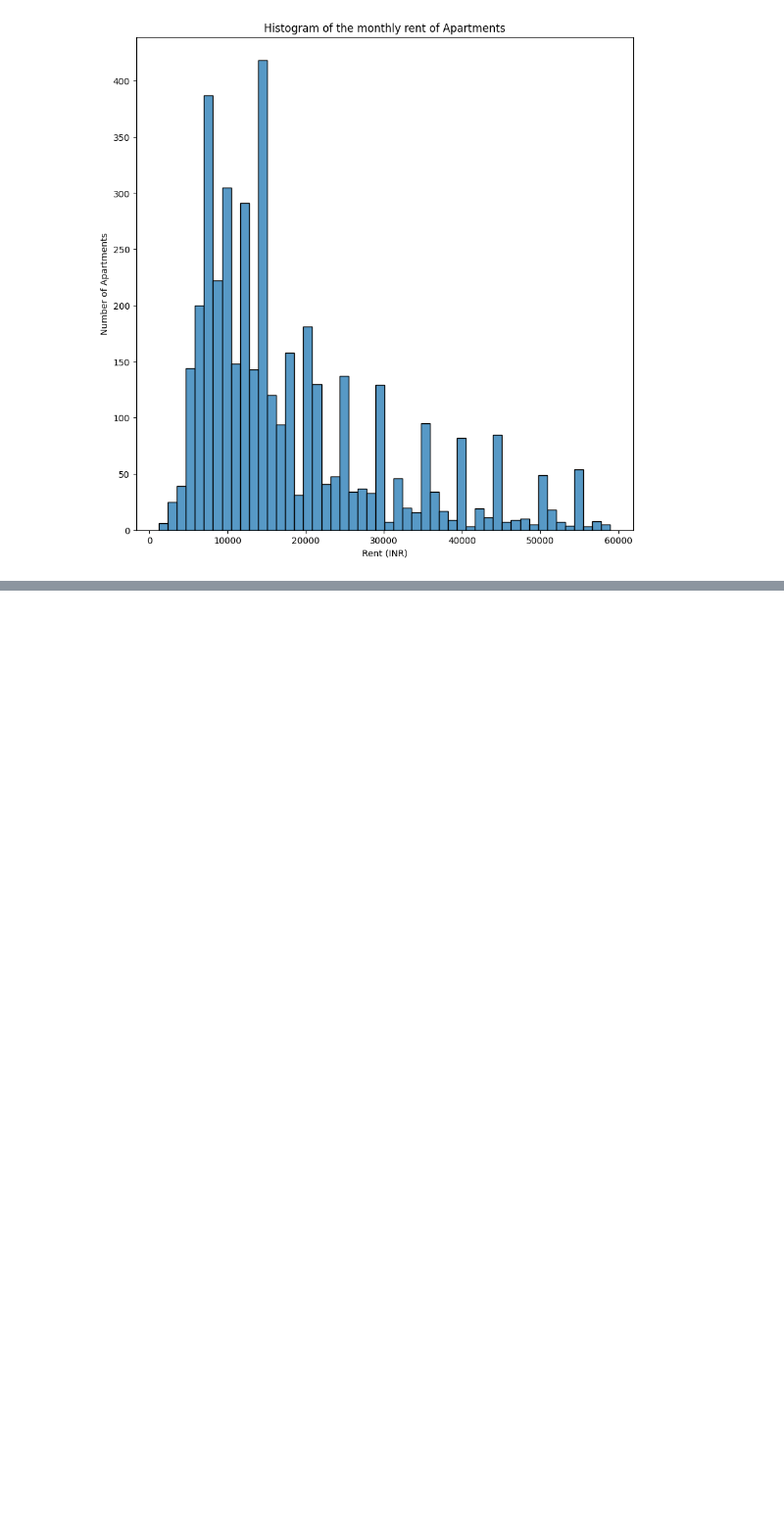
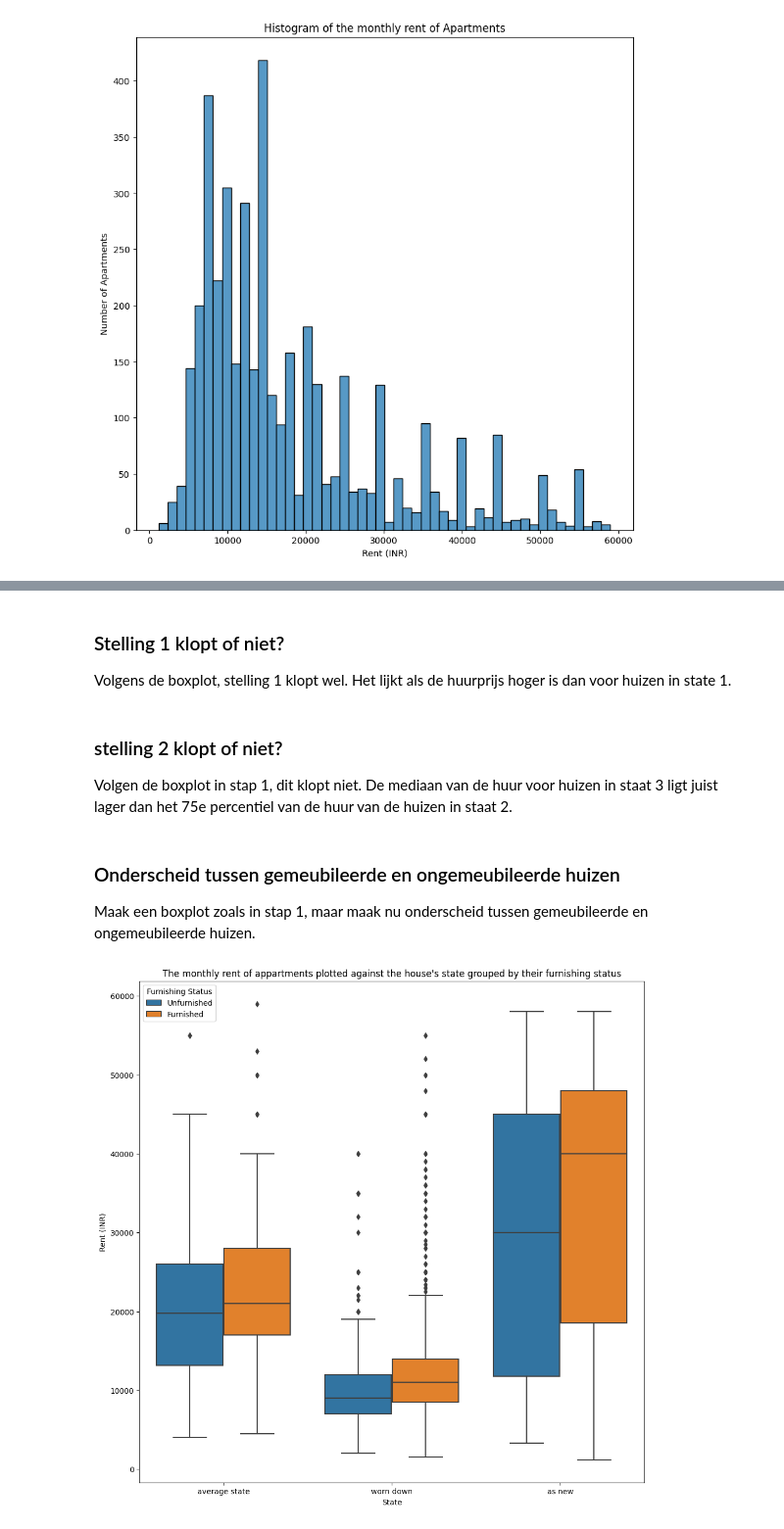
Before and after one commit to Karem1986/Let-s-Data_Transformeren_Analyseren, a Jupyter notebook: rent.ipynb, the cells around one changed output, grey strips where cells are left out. Shown at 98% size. Saved outputs shown, nothing was run; the diff lists cells and outputs as text; code cells hidden in the pictures; blank space fills up the shorter version.

```diff
--- a/rent.ipynb
+++ b/rent.ipynb
@@ -103,0 +187,34 @@ plt.show()
+# %% [markdown]
+### Stelling 1 klopt of niet?
+
+Volgens de boxplot, stelling 1 klopt wel. Het lijkt als de huurprijs hoger is dan voor huizen in state 1.
+# %% [markdown]
+### stelling 2 klopt of niet?
+
+Volgen de boxplot in stap 1, dit klopt niet. De mediaan van de huur voor huizen in staat 3 ligt juist lager dan het 75e percentiel van de huur van de huizen in staat 2.
+# %% [markdown]
+### Onderscheid tussen gemeubileerde en ongemeubileerde huizen
+
+Maak een boxplot zoals in stap 1, maar maak nu onderscheid tussen gemeubileerde en ongemeubileerde huizen.
+# %%
+df = pd.read_csv("House_Rent_Dataset.csv")
+
+# Map state labels to descriptive names
+state_mapping = {1: "worn down", 2: "average state", 3: "as new"}
+df['State'] = df['State'].map(state_mapping)
+
+# Set the figure size
+plt.figure(figsize=(12, 12))
+
+# Create a boxplot with State on the x-axis, Rent on the y-axis, and hue for furnished/unfurnished
+ax = sns.boxplot(x="State", y="Rent", hue="Furnishing Status", data=df)
+
+# Set labels and title
+plt.xlabel("State")
+plt.ylabel("Rent (INR)")
+plt.title("The monthly rent of appartments plotted against the house's state grouped by their furnishing status")
+
+# Show the plot
+plt.show()
+# %% [output]
+[figure, added]
```
Also changed, not shown: parts of 16 cells of this notebook.
